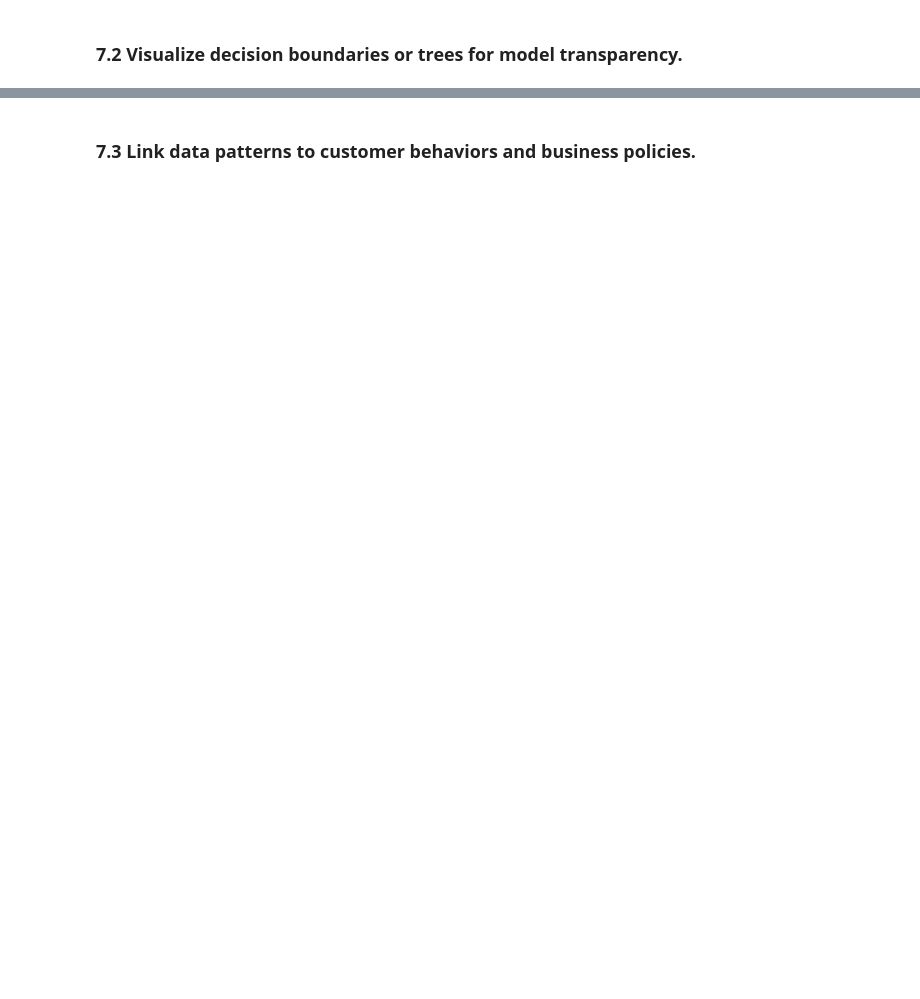
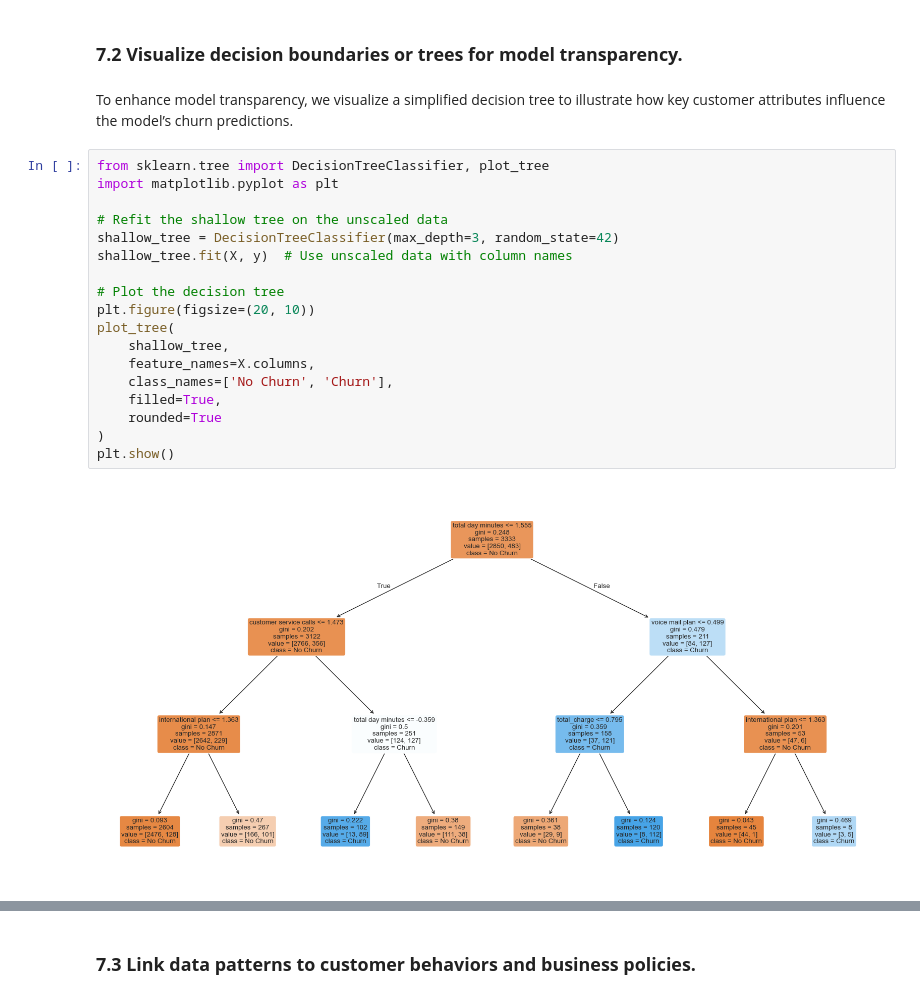
Before and after one commit to JabesGK/Jabes_Phase_3_Project, a Jupyter notebook: Phase_3_Project_Updated.ipynb, the cells around one changed output, grey strips where cells are left out. Saved outputs shown, nothing was run; the diff lists cells and outputs as text; blank space fills up the shorter version.

```diff
--- a/Phase_3_Project_Updated.ipynb
+++ b/Phase_3_Project_Updated.ipynb
@@ -947,2 +969,25 @@ Compared to the other models, Gradient Boosting appears to be the most promising
 # %% [markdown]
 ### **7.2 Visualize decision boundaries or trees for model transparency.**
+# %% [markdown]
+
+To enhance model transparency, we visualize a simplified decision tree to illustrate how key customer attributes influence the model’s churn predictions.
+# %%
+from sklearn.tree import DecisionTreeClassifier, plot_tree
+import matplotlib.pyplot as plt
+
+# Refit the shallow tree on the unscaled data
+shallow_tree = DecisionTreeClassifier(max_depth=3, random_state=42)
+shallow_tree.fit(X, y)  # Use unscaled data with column names
+
+# Plot the decision tree
+plt.figure(figsize=(20, 10))
+plot_tree(
+    shallow_tree,
+    feature_names=X.columns,
+    class_names=['No Churn', 'Churn'],
+    filled=True,
+    rounded=True
+)
+plt.show()
+# %% [output]
+[figure, added]
```
Also changed, not shown: parts of 6 cells of this notebook.
